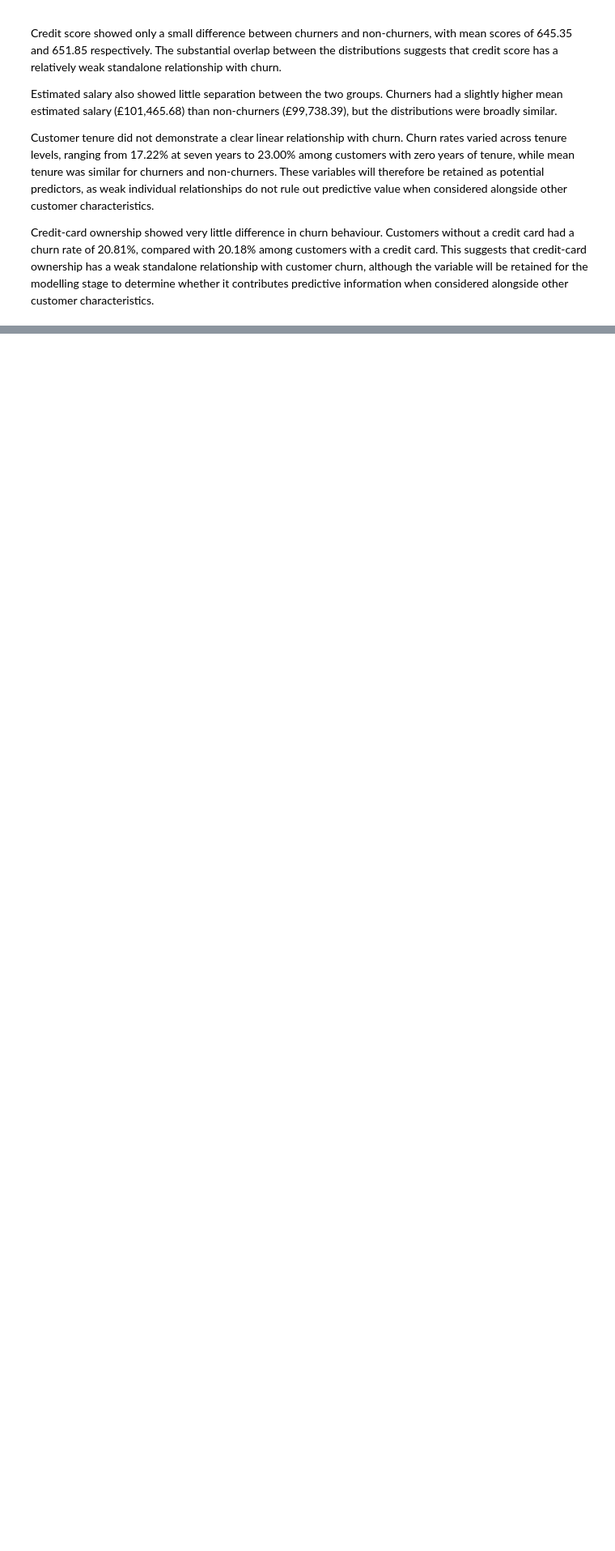
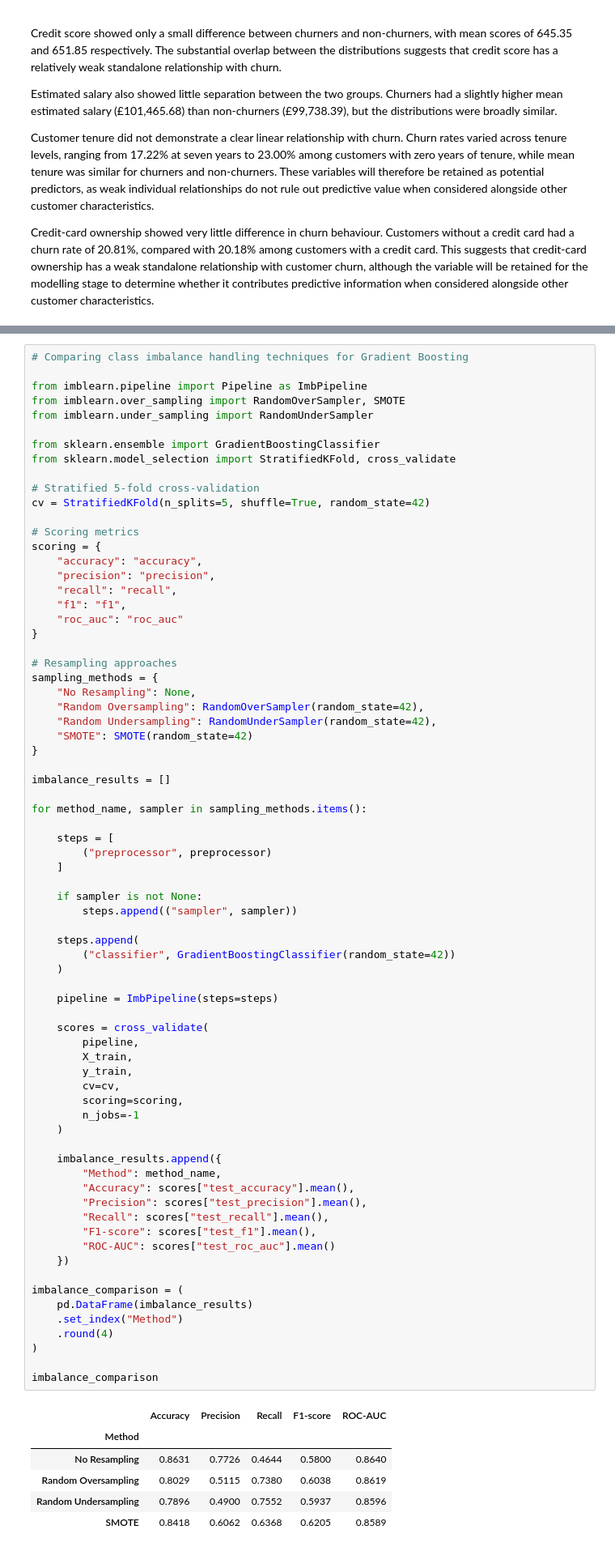
Before and after one commit to ann-fernee/bank-churn-risk-adjusted-cv, a Jupyter notebook: notebooks/churn_risk_adjusted_cv.ipynb, the cells around one changed output, grey strips where cells are left out. Shown at 81% size. Drawn from its saved outputs; the diff is of its cells as text; blank space fills up the shorter version.

```diff
--- a/notebooks/churn_risk_adjusted_cv.ipynb
+++ b/notebooks/churn_risk_adjusted_cv.ipynb
@@ -977,0 +1484,79 @@ Credit-card ownership showed very little difference in churn behaviour. Customer
+# %%
+# Comparing class imbalance handling techniques for Gradient Boosting
+
+from imblearn.pipeline import Pipeline as ImbPipeline
+from imblearn.over_sampling import RandomOverSampler, SMOTE
+from imblearn.under_sampling import RandomUnderSampler
+
+from sklearn.ensemble import GradientBoostingClassifier
+from sklearn.model_selection import StratifiedKFold, cross_validate
+
+# Stratified 5-fold cross-validation
+cv = StratifiedKFold(n_splits=5, shuffle=True, random_state=42)
+
+# Scoring metrics
+scoring = {
+    "accuracy": "accuracy",
+    "precision": "precision",
+    "recall": "recall",
+    "f1": "f1",
+    "roc_auc": "roc_auc"
+}
+
+# Resampling approaches
+sampling_methods = {
+    "No Resampling": None,
+    "Random Oversampling": RandomOverSampler(random_state=42),
+    "Random Undersampling": RandomUnderSampler(random_state=42),
+    "SMOTE": SMOTE(random_state=42)
+}
+
+imbalance_results = []
+
+for method_name, sampler in sampling_methods.items():
+
+    steps = [
+        ("preprocessor", preprocessor)
+    ]
+
+    if sampler is not None:
+        steps.append(("sampler", sampler))
+
+    steps.append(
+        ("classifier", GradientBoostingClassifier(random_state=42))
+    )
+
+    pipeline = ImbPipeline(steps=steps)
+
+    scores = cross_validate(
+        pipeline,
+        X_train,
+        y_train,
+        cv=cv,
+        scoring=scoring,
+        n_jobs=-1
+    )
+
+    imbalance_results.append({
+        "Method": method_name,
+        "Accuracy": scores["test_accuracy"].mean(),
+        "Precision": scores["test_precision"].mean(),
+        "Recall": scores["test_recall"].mean(),
+        "F1-score": scores["test_f1"].mean(),
+        "ROC-AUC": scores["test_roc_auc"].mean()
+    })
+
+imbalance_comparison = (
+    pd.DataFrame(imbalance_results)
+    .set_index("Method")
+    .round(4)
+)
+
+imbalance_comparison
+# %% [output]
+|  | Accuracy | Precision | Recall | F1-score | ROC-AUC |
+| Method |  |  |  |  |  |
+| No Resampling | 0.8631 | 0.7726 | 0.4644 | 0.5800 | 0.8640 |
+| Random Oversampling | 0.8029 | 0.5115 | 0.7380 | 0.6038 | 0.8619 |
+| Random Undersampling | 0.7896 | 0.4900 | 0.7552 | 0.5937 | 0.8596 |
+| SMOTE | 0.8418 | 0.6062 | 0.6368 | 0.6205 | 0.8589 |
```
Also changed, not shown: parts of 33 cells of this notebook, 4 other files.
